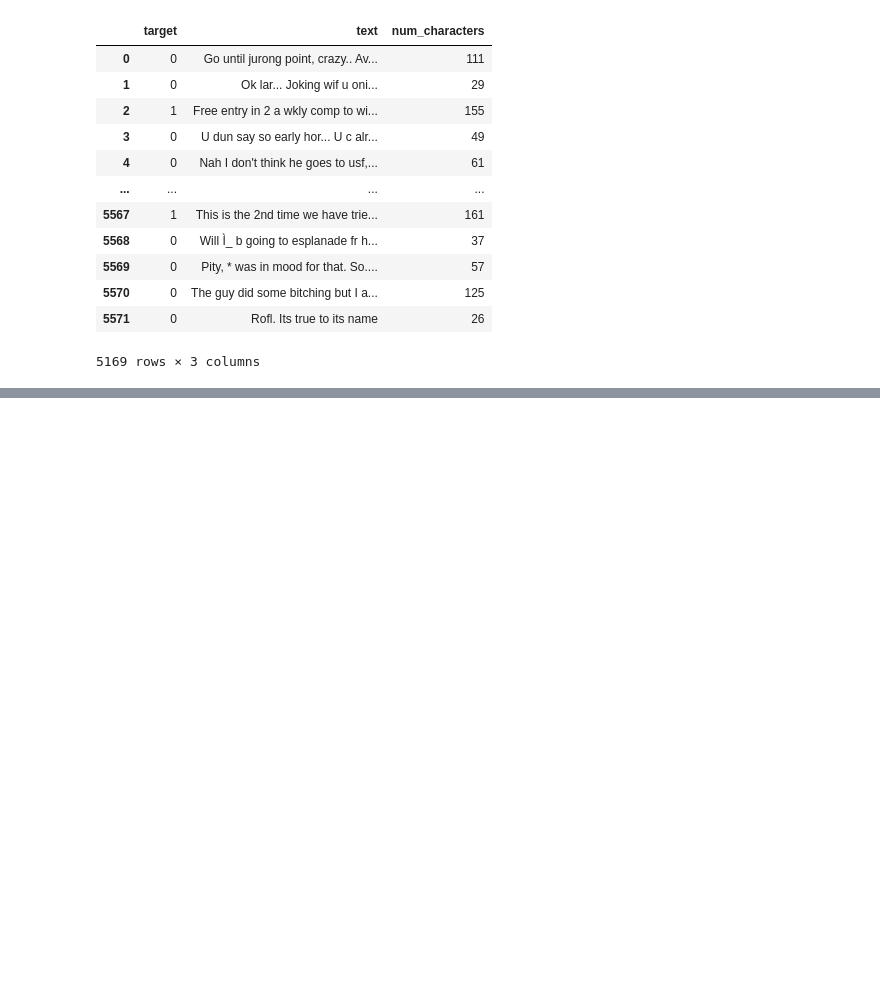
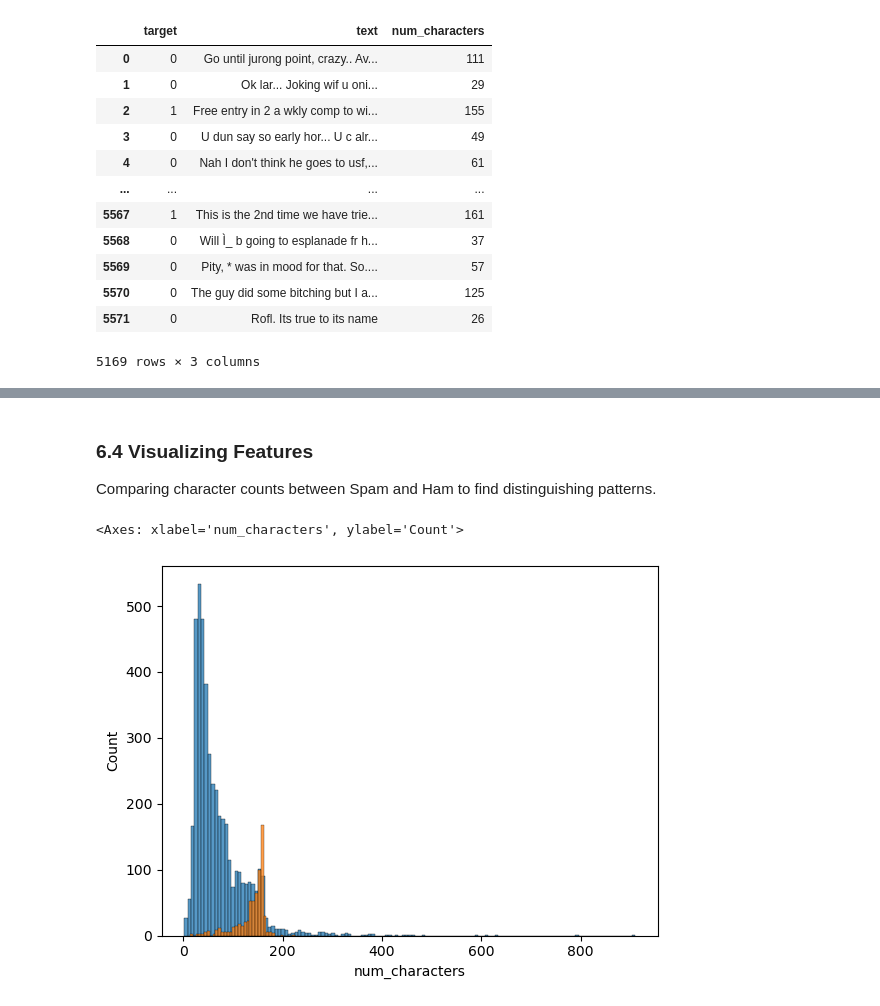
Before and after one commit to aarogyaojha/sms-spam-classifier, a Jupyter notebook: sms-spam-detection.ipynb, the cells around one changed output, grey strips where cells are left out. Saved outputs shown, nothing was run; the diff lists cells and outputs as text; code cells hidden in the pictures; blank space fills up the shorter version.

```diff
--- a/sms-spam-detection.ipynb
+++ b/sms-spam-detection.ipynb
@@ -125,0 +150,3 @@ df
+# %%
+# Use NLTK word_tokenize to count the number of words in each message
+df['num_words'] = df['text'].apply(lambda x: len(nltk.word_tokenize(x)))
@@ -125,0 +173,3 @@ df
+# %%
+# Use NLTK sent_tokenize to count the number of sentences in each message
+df['num_sentence'] = df['text'].apply(lambda x: len(nltk.sent_tokenize(x)))
@@ -125,0 +196,12 @@ df
+# %% [markdown]
+### 6.4 Visualizing Features
+Comparing character counts between Spam and Ham to find distinguishing patterns.
+# %%
+# Create overlaid histograms to compare character count distributions
+# Blue histogram: Ham messages (target = 0)
+# Orange histogram: Spam messages (target = 1)
+sns.histplot(df[df['target'] == 0]['num_characters'])
+sns.histplot(df[df['target'] == 1]['num_characters'])
+# %% [output]
+<Axes: xlabel='num_characters', ylabel='Count'>
+[figure, added]
```
Also changed, not shown: parts of 32 cells of this notebook, 1 other file.
